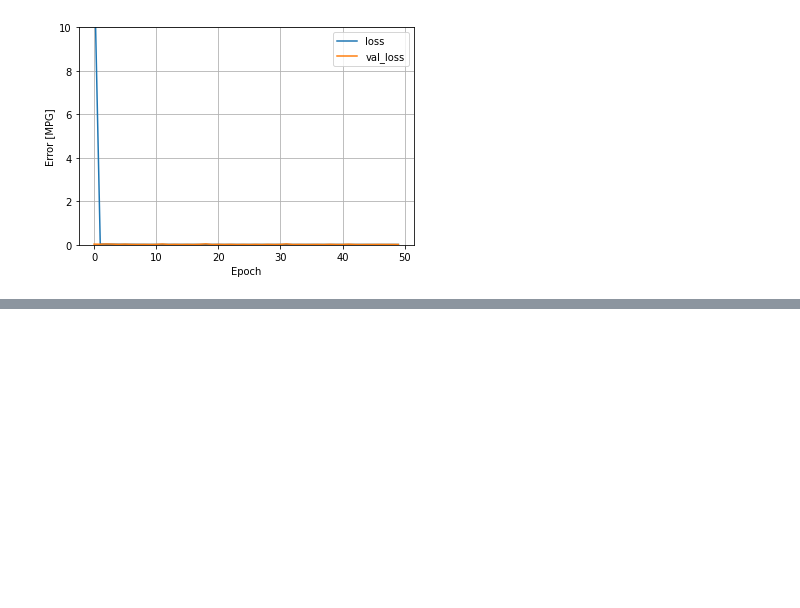
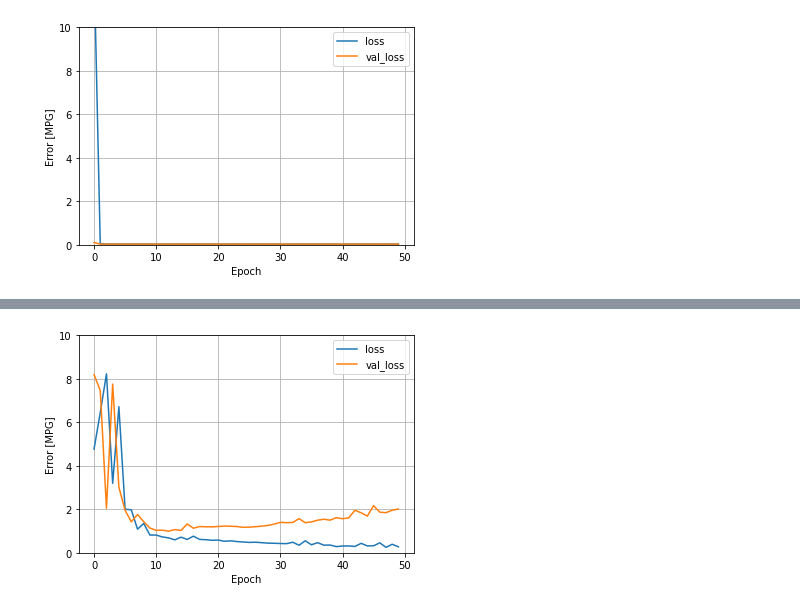
Before and after one commit to haziq7878/Machine-learning, a Jupyter notebook: Assignment 3/task3/nural_network_age.ipynb, the cells around one changed output, grey strips where cells are left out. Cells and saved outputs as stored; diff of their text form; code cells hidden in the pictures; blank space fills up the shorter version.

```diff
--- a/Assignment 3/task3/nural_network_age.ipynb
+++ b/Assignment 3/task3/nural_network_age.ipynb
@@ -126,0 +267,5 @@ R2 score: 0.5148520709684843
+# %%
+X_train,X_test,y_train,y_test = train_test_split(X,y,test_size=0.2,stratify=y,random_state=32)
+# %%
+em_model = load_compile_model_emotions()
+em_model.summary()
@@ -126,0 +290,6 @@ R2 score: 0.5148520709684843
+# %%
+# Define the checkpoint path
+checkpoint_path = "model_checkpoint_em.h5"
+checkpoint = tf.keras.callbacks.ModelCheckpoint(checkpoint_path, save_best_only=True)
+# %%
+history_em = em_model.fit(x=X_train,y=y_train,epochs=50,validation_split=0.1,verbose=2,callbacks=[checkpoint])
@@ -126,0 +314,4 @@ R2 score: 0.5148520709684843
+# %%
+plot_loss(history_em)
+# %% [output]
+[figure, added]
```
Also changed, not shown: parts of 30 cells of this notebook, 11 other files.
